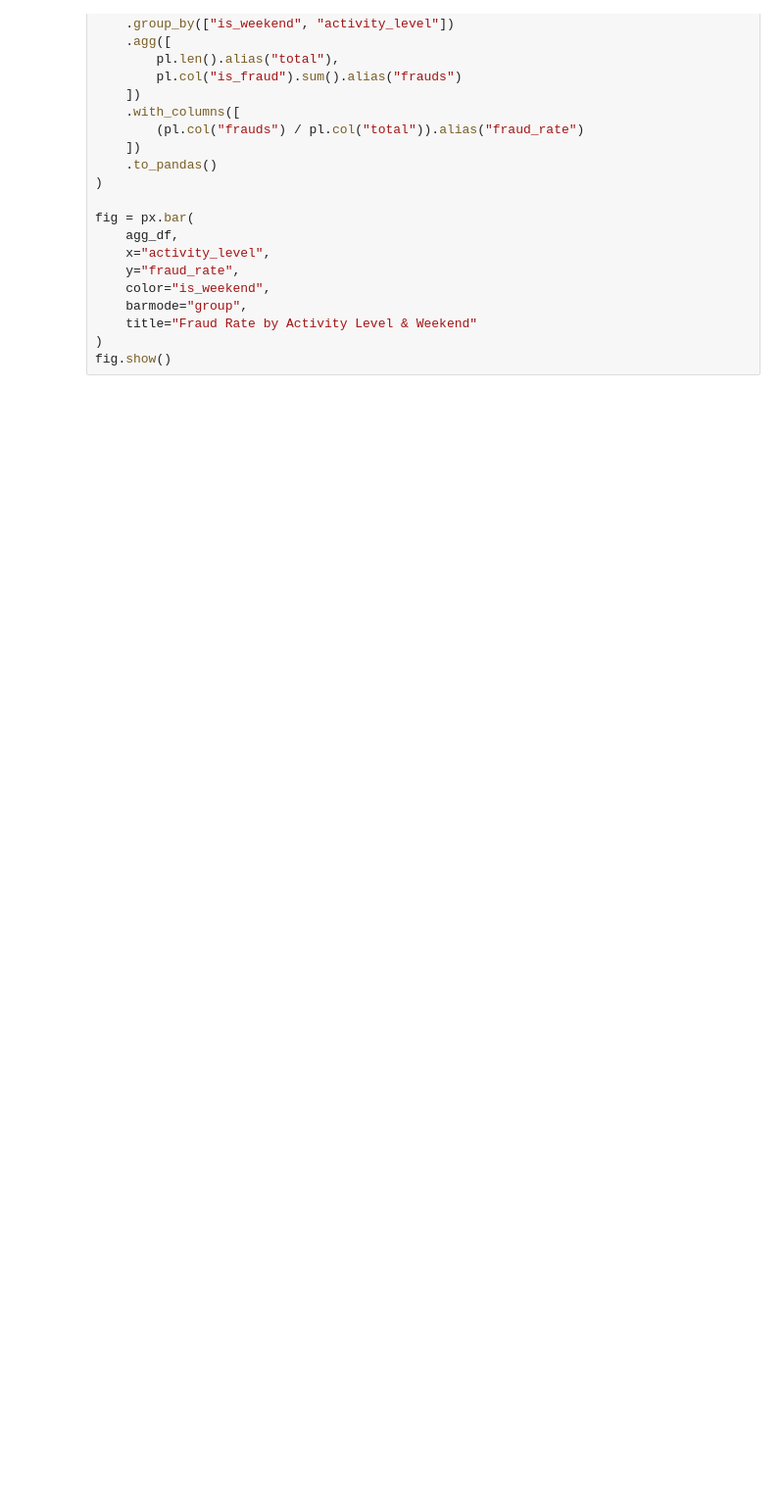
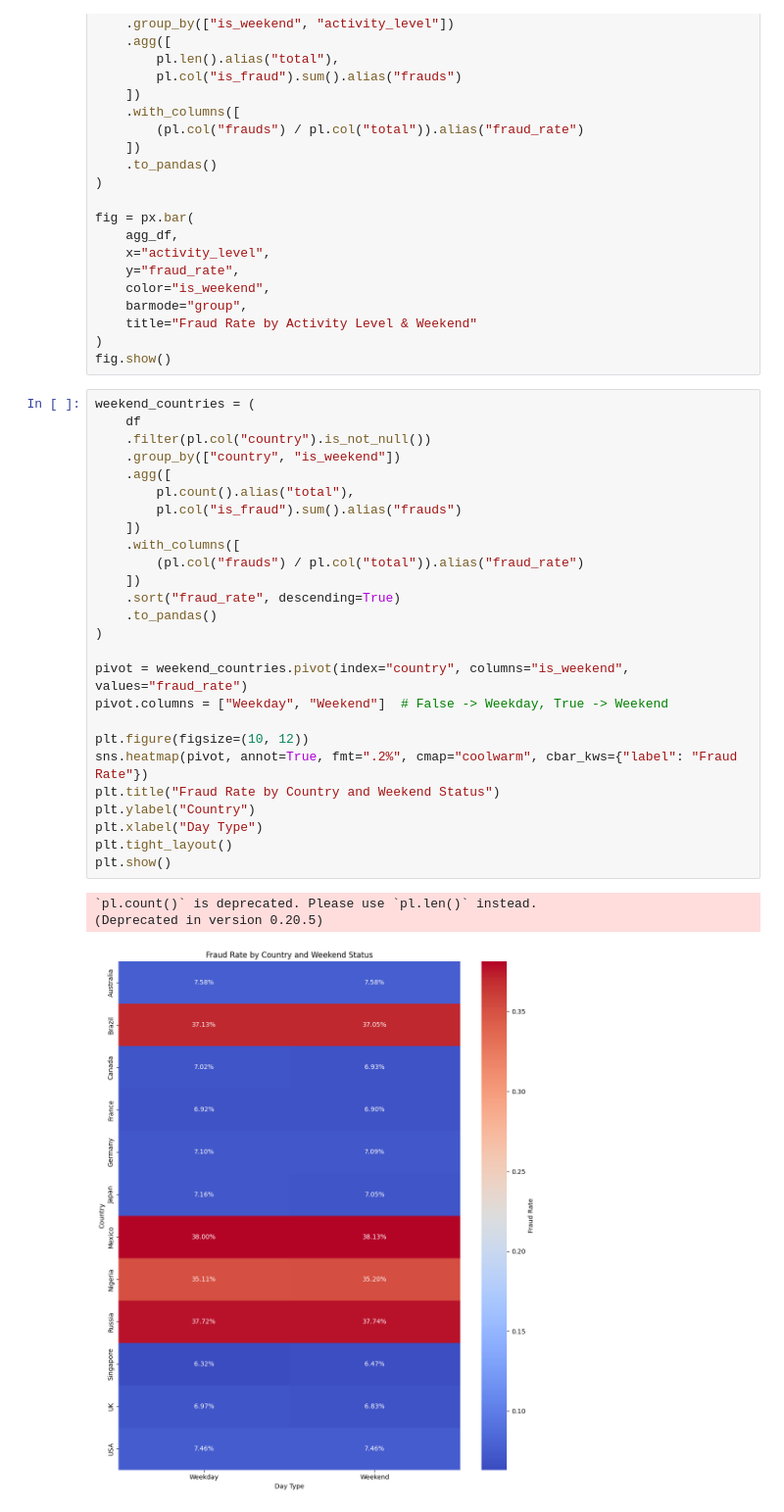
Before and after one commit to izelin50/aiexamds, a Jupyter notebook: eda.ipynb, the cells around one changed output. Shown: that part at 98% size. Saved outputs shown, nothing was run; the diff lists cells and outputs as text; blank space fills up the shorter version.

```diff
--- a/eda.ipynb
+++ b/eda.ipynb
@@ -82,3 +94,33 @@ fig = px.bar(
     title="Fraud Rate by Activity Level & Weekend"
 )
 fig.show()
+# %%
+weekend_countries = (
+    df
+    .filter(pl.col("country").is_not_null())
+    .group_by(["country", "is_weekend"])
+    .agg([
+        pl.count().alias("total"),
+        pl.col("is_fraud").sum().alias("frauds")
+    ])
+    .with_columns([
+        (pl.col("frauds") / pl.col("total")).alias("fraud_rate")
+    ])
+    .sort("fraud_rate", descending=True)
+    .to_pandas()
+)
+
+pivot = weekend_countries.pivot(index="country", columns="is_weekend", values="fraud_rate")
+pivot.columns = ["Weekday", "Weekend"]  # False -> Weekday, True -> Weekend
+
+plt.figure(figsize=(10, 12))
+sns.heatmap(pivot, annot=True, fmt=".2%", cmap="coolwarm", cbar_kws={"label": "Fraud Rate"})
+plt.title("Fraud Rate by Country and Weekend Status")
+plt.ylabel("Country")
+plt.xlabel("Day Type")
+plt.tight_layout()
+plt.show()
+# %% [output]
+`pl.count()` is deprecated. Please use `pl.len()` instead.
+(Deprecated in version 0.20.5)
+[figure, added]
```
Also changed, not shown: parts of 16 cells of this notebook.
